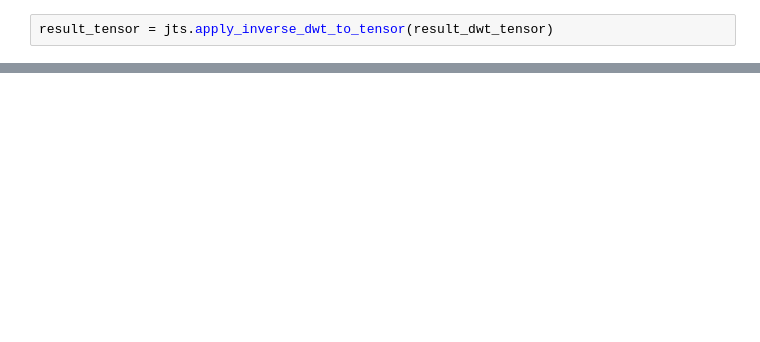
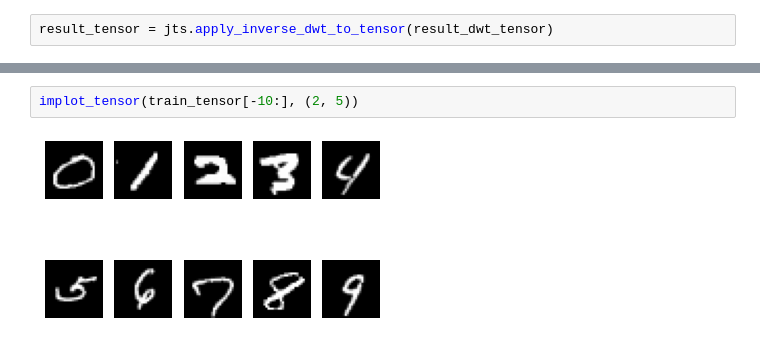
Before and after one commit to VintageDesign/multi_linear_research, a Jupyter notebook: jackson/Docs&Code/L-TVAR/mnist_dwt_seasonal.ipynb, the cells around one changed output, grey strips where cells are left out. Drawn from its saved outputs; the diff is of its cells as text; blank space fills up the shorter version.

```diff
--- a/jackson/Docs&Code/L-TVAR/mnist_dwt_seasonal.ipynb
+++ b/jackson/Docs&Code/L-TVAR/mnist_dwt_seasonal.ipynb
@@ -120,0 +126,4 @@ implot_tensor(result_tensor, (2, 5))
+# %%
+implot_tensor(train_tensor[-10:], (2, 5))
+# %% [output]
+[figure, added]
```
Also changed, not shown: parts of 6 cells of this notebook, 4 other files.
